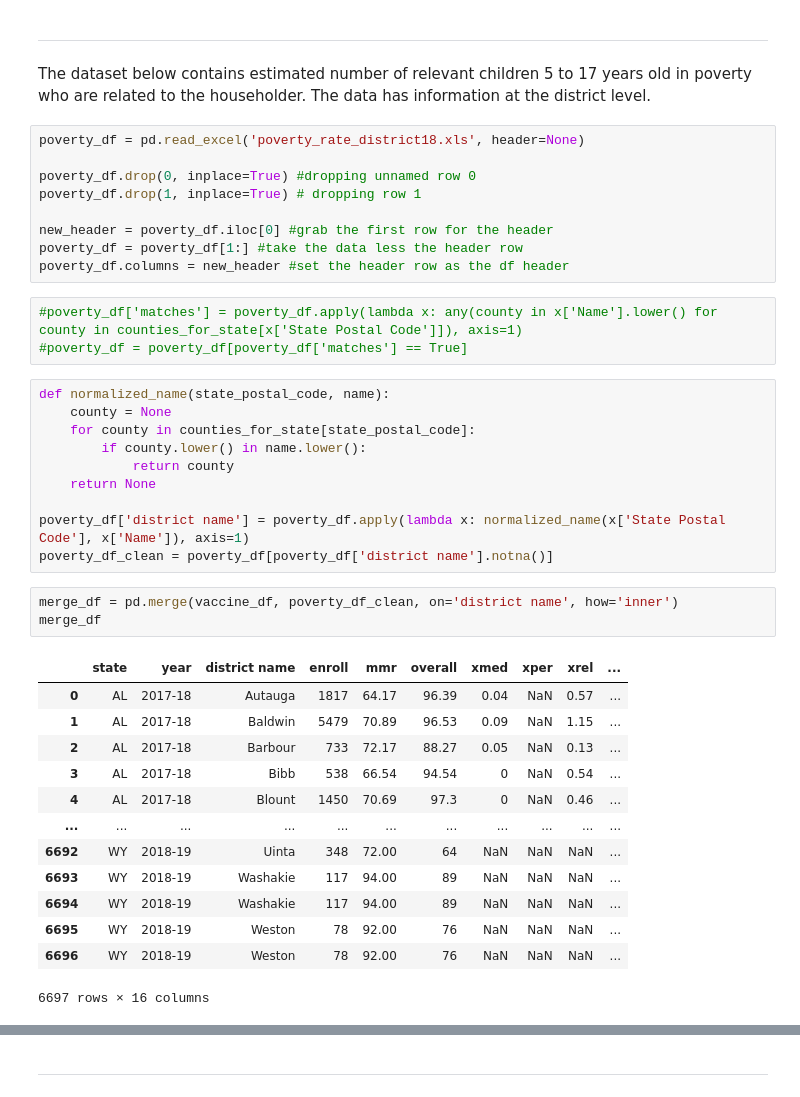
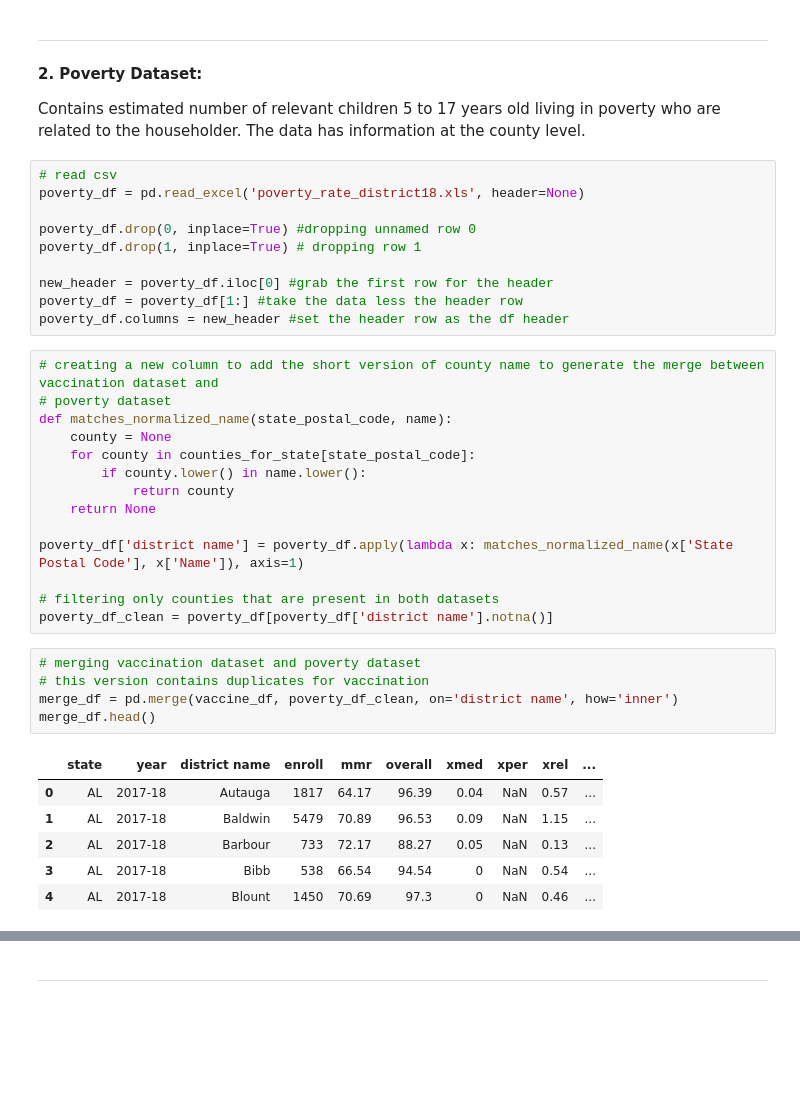
Before and after one commit to gabriellewald/springboard-coursework, a Jupyter notebook: vaccination_project/Capstone2_vaccination_project.ipynb, the cells around one changed output, grey strips where cells are left out. Saved outputs shown, nothing was run; the diff lists cells and outputs as text; blank space fills up the shorter version.

```diff
--- a/vaccination_project/Capstone2_vaccination_project.ipynb
+++ b/vaccination_project/Capstone2_vaccination_project.ipynb
@@ -156,8 +161,11 @@ counties_for_state
 # %% [markdown]
 ------------------
 # %% [markdown]
-The dataset below contains estimated number of relevant children 5 to 17 years old in poverty who are related to the householder. The data has information at the district level.
+**2. Poverty Dataset:**
+
+Contains estimated number of relevant children 5 to 17 years old living in poverty who are related to the householder. The data has information at the county level.
 # %%
+# read csv
 poverty_df = pd.read_excel('poverty_rate_district18.xls', header=None)
 
 poverty_df.drop(0, inplace=True) #dropping unnamed row 0
@@ -166,34 +174,30 @@ poverty_df.drop(1, inplace=True) # dropping row 1
 new_header = poverty_df.iloc[0] #grab the first row for the header
 poverty_df = poverty_df[1:] #take the data less the header row
 poverty_df.columns = new_header #set the header row as the df header
-# %%
-#poverty_df['matches'] = poverty_df.apply(lambda x: any(county in x['Name'].lower() for county in counties_for_state[x['State Postal Code']]), axis=1)
-#poverty_df = poverty_df[poverty_df['matches'] == True]
 # %%
-def normalized_name(state_postal_code, name):
+# creating a new column to add the short version of county name to generate the merge between vaccination dataset and
+# poverty dataset
+def matches_normalized_name(state_postal_code, name):
     county = None
     for county in counties_for_state[state_postal_code]:
         if county.lower() in name.lower():
             return county
     return None
 
-poverty_df['district name'] = poverty_df.apply(lambda x: normalized_name(x['State Postal Code'], x['Name']), axis=1)
+poverty_df['district name'] = poverty_df.apply(lambda x: matches_normalized_name(x['State Postal Code'], x['Name']), axis=1)
+
+# filtering only counties that are present in both datasets
 poverty_df_clean = poverty_df[poverty_df['district name'].notna()]
 # %%
+# merging vaccination dataset and poverty dataset
+# this version contains duplicates for vaccination
 merge_df = pd.merge(vaccine_df, poverty_df_clean, on='district name', how='inner')
-merge_df
+merge_df.head()
 # %% [output]
 |  | state | year | district name | enroll | mmr | overall | xmed | xper | xrel | ... |
 | 0 | AL | 2017-18 | Autauga | 1817 | 64.17 | 96.39 | 0.04 | NaN | 0.57 | ... |
 | 1 | AL | 2017-18 | Baldwin | 5479 | 70.89 | 96.53 | 0.09 | NaN | 1.15 | ... |
 | 2 | AL | 2017-18 | Barbour | 733 | 72.17 | 88.27 | 0.05 | NaN | 0.13 | ... |
 | 3 | AL | 2017-18 | Bibb | 538 | 66.54 | 94.54 | 0 | NaN | 0.54 | ... |
 | 4 | AL | 2017-18 | Blount | 1450 | 70.69 | 97.3 | 0 | NaN | 0.46 | ... |
-| ... | ... | ... | ... | ... | ... | ... | ... | ... | ... | ... |
-| 6692 | WY | 2018-19 | Uinta | 348 | 72.00 | 64 | NaN | NaN | NaN | ... |
-| 6693 | WY | 2018-19 | Washakie | 117 | 94.00 | 89 | NaN | NaN | NaN | ... |
-| 6694 | WY | 2018-19 | Washakie | 117 | 94.00 | 89 | NaN | NaN | NaN | ... |
-| 6695 | WY | 2018-19 | Weston | 78 | 92.00 | 76 | NaN | NaN | NaN | ... |
-| 6696 | WY | 2018-19 | Weston | 78 | 92.00 | 76 | NaN | NaN | NaN | ... |
-6697 rows × 16 columns
 # %%
```
Also changed, not shown: parts of 32 cells of this notebook, 5 other files.
